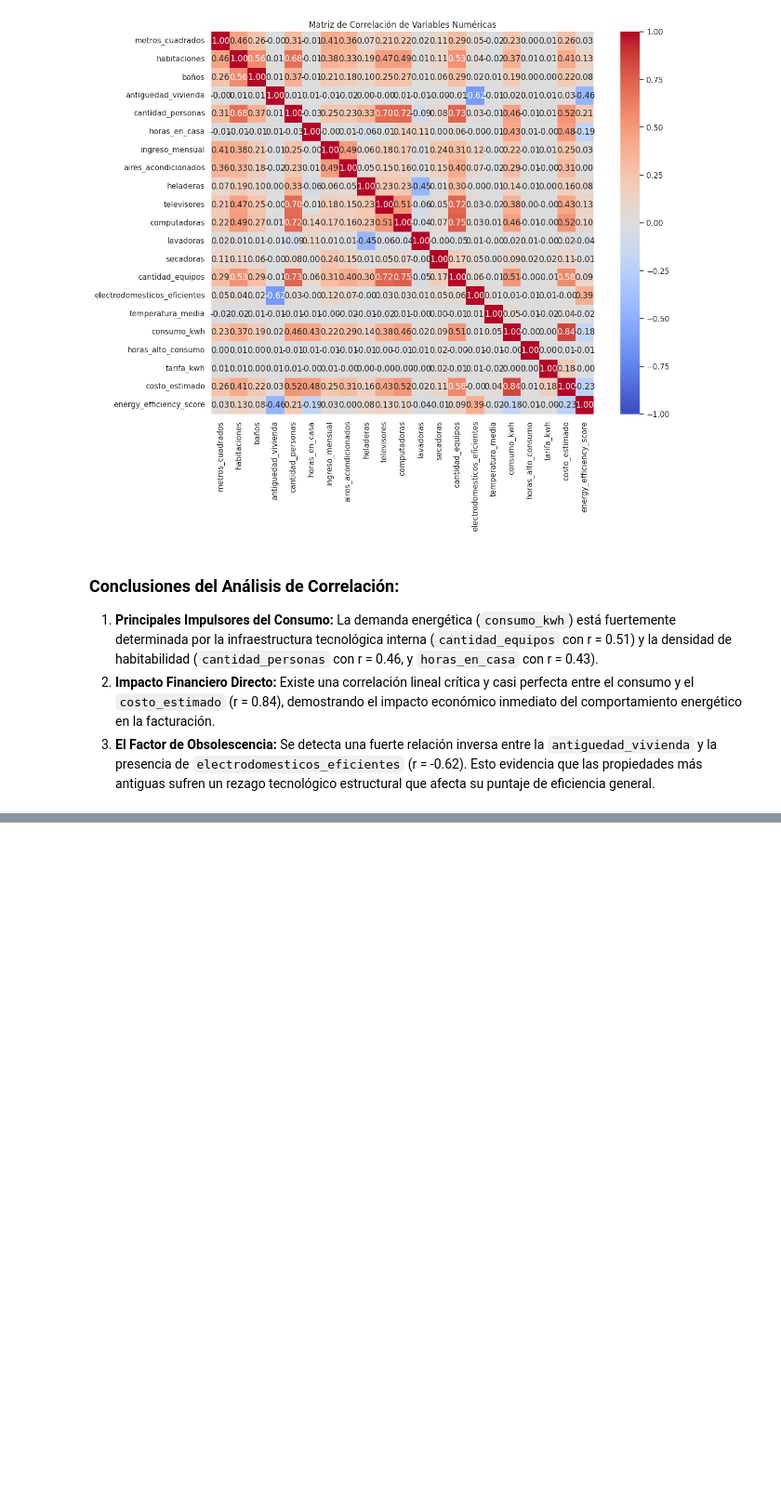
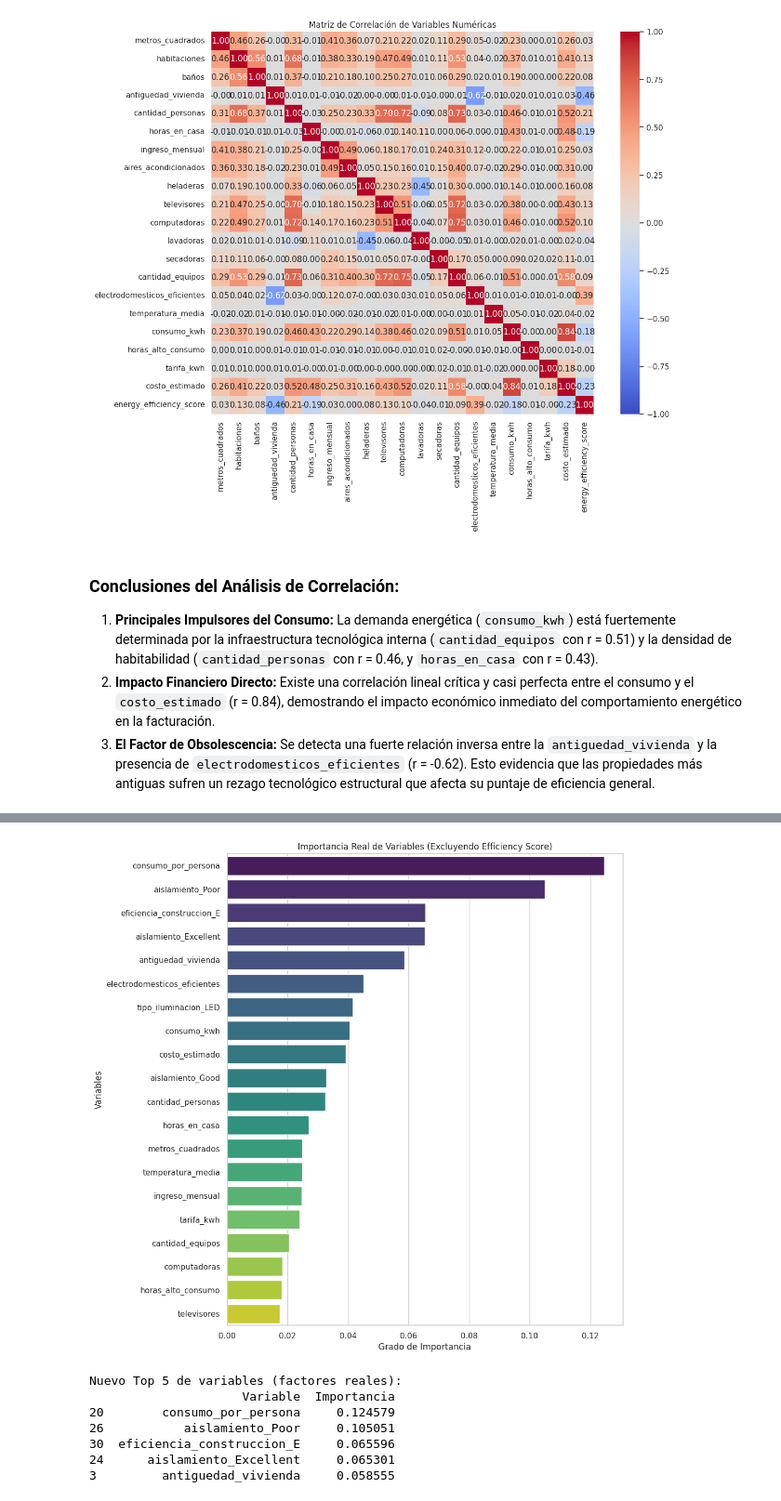
Before and after one commit to No-Country-simulation/Hackaton_G9_Server_2_Team27, a Jupyter notebook: ciencia_datos/notebooks/EDA_consumo_energetico_17_07_26.ipynb, the cells around one changed output, grey strips where cells are left out. Shown at 93% size. Saved outputs shown, nothing was run; the diff lists cells and outputs as text; code cells hidden in the pictures; blank space fills up the shorter version.

```diff
--- a/ciencia_datos/notebooks/EDA_consumo_energetico_17_07_26.ipynb
+++ b/ciencia_datos/notebooks/EDA_consumo_energetico_17_07_26.ipynb
@@ -292,0 +465,41 @@ plt.show()
+# %%
+from sklearn.ensemble import RandomForestClassifier
+
+# 1. Eliminamos 'energy_efficiency_score' para evitar la redundancia que mencionaste
+# Esto obliga al modelo a encontrar patrones en las variables base
+X_filtered = X_resampled.drop(columns=['energy_efficiency_score'])
+
+# 2. Inicializar y entrenar el modelo
+rf_model = RandomForestClassifier(n_estimators=100, random_state=42)
+rf_model.fit(X_filtered, y_resampled)
+
+# 3. Extraer las importancias
+importancias = rf_model.feature_importances_
+features = X_filtered.columns
+
+# 4. Crear un DataFrame para visualizar los resultados
+feature_importance_df = pd.DataFrame({
+    'Variable': features,
+    'Importancia': importancias
+}).sort_values(by='Importancia', ascending=False)
+
+# 5. Visualización
+plt.figure(figsize=(10, 12))
+sns.barplot(x='Importancia', y='Variable', data=feature_importance_df.head(20), hue='Variable', palette='viridis', legend=False)
+plt.title('Importancia Real de Variables (Excluyendo Efficiency Score)')
+plt.xlabel('Grado de Importancia')
+plt.ylabel('Variables')
+plt.show()
+
+# Mostrar el nuevo top 5
+print("Nuevo Top 5 de variables (factores reales):")
+print(feature_importance_df.head(5))
+# %% [output]
+[figure, added]
+Nuevo Top 5 de variables (factores reales):
+                     Variable  Importancia
+20        consumo_por_persona     0.124579
+26           aislamiento_Poor     0.105051
+30  eficiencia_construccion_E     0.065596
+24      aislamiento_Excellent     0.065301
+3         antiguedad_vivienda     0.058555
```
Also changed, not shown: parts of 12 cells of this notebook.
